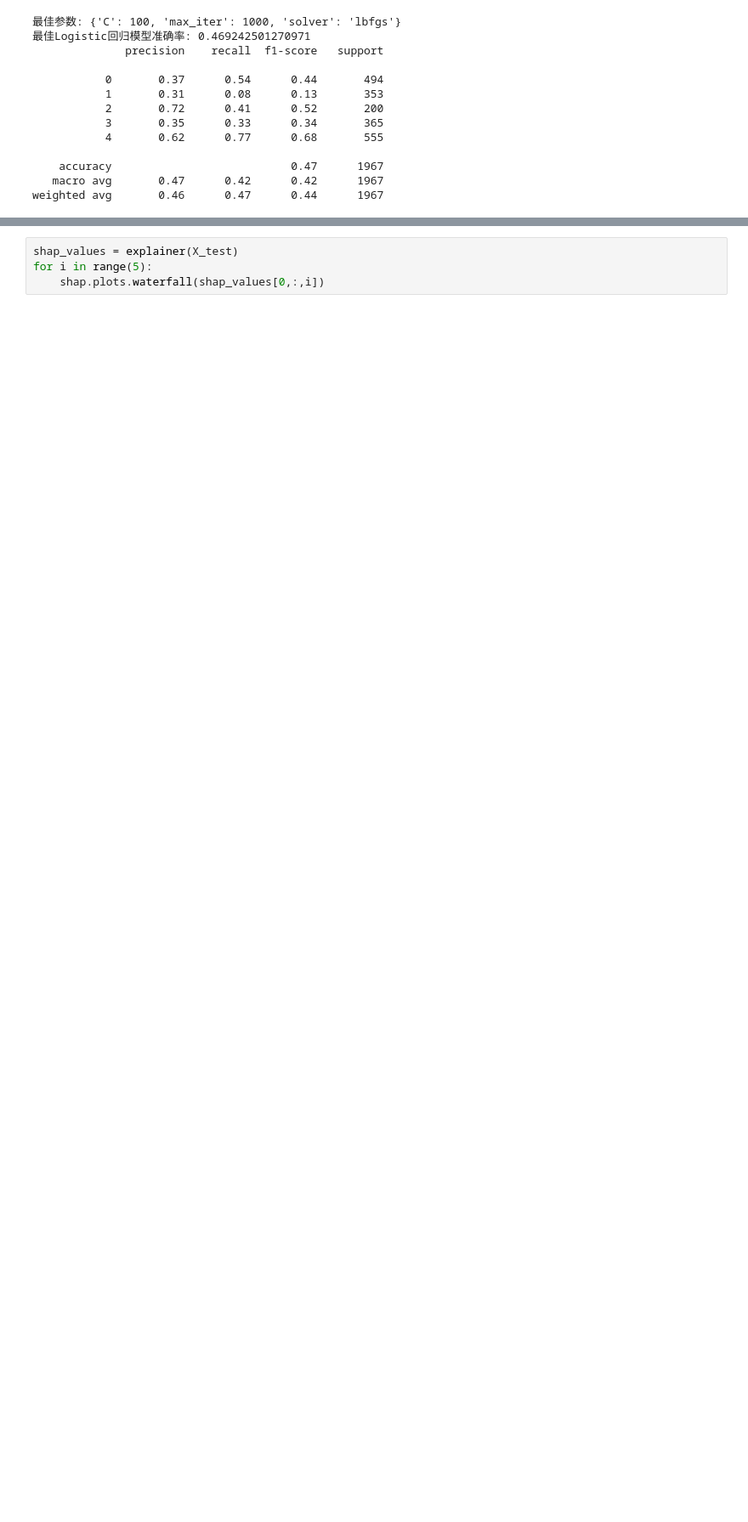
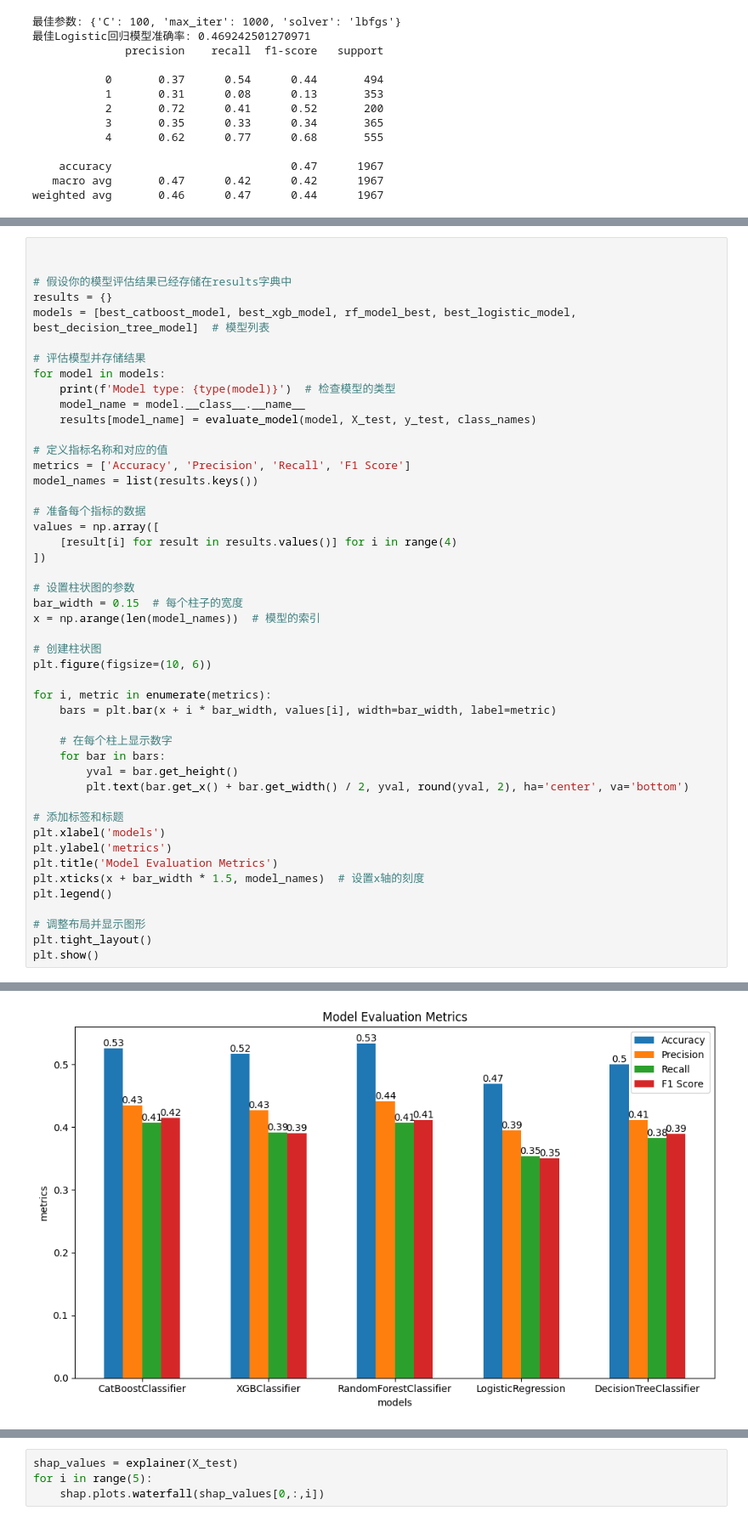
Before and after one commit to drowsysomnolent/Stock-prediction-XGBOOST-SHAP-streamlit, a Jupyter notebook: machine copy.ipynb, the cells around one changed output, grey strips where cells are left out. Shown at 85% size. Cells and saved outputs as stored; diff of their text form; blank space fills up the shorter version.

```diff
--- a/machine copy.ipynb
+++ b/machine copy.ipynb
@@ -609,0 +627,48 @@ plt.show()
+# %%
+
+
+# 假设你的模型评估结果已经存储在results字典中
+results = {}
+models = [best_catboost_model, best_xgb_model, rf_model_best, best_logistic_model, best_decision_tree_model]  # 模型列表
+
+# 评估模型并存储结果
+for model in models:
+    print(f'Model type: {type(model)}')  # 检查模型的类型
+    model_name = model.__class__.__name__
+    results[model_name] = evaluate_model(model, X_test, y_test, class_names)
+
+# 定义指标名称和对应的值
+metrics = ['Accuracy', 'Precision', 'Recall', 'F1 Score']
+model_names = list(results.keys())
+
+# 准备每个指标的数据
+values = np.array([
+    [result[i] for result in results.values()] for i in range(4)
+])
+
+# 设置柱状图的参数
+bar_width = 0.15  # 每个柱子的宽度
+x = np.arange(len(model_names))  # 模型的索引
+
+# 创建柱状图
+plt.figure(figsize=(10, 6))
+
+for i, metric in enumerate(metrics):
+    bars = plt.bar(x + i * bar_width, values[i], width=bar_width, label=metric)
+
+    # 在每个柱上显示数字
+    for bar in bars:
+        yval = bar.get_height()
+        plt.text(bar.get_x() + bar.get_width() / 2, yval, round(yval, 2), ha='center', va='bottom')
+
+# 添加标签和标题
+plt.xlabel('models')
+plt.ylabel('metrics')
+plt.title('Model Evaluation Metrics')
+plt.xticks(x + bar_width * 1.5, model_names)  # 设置x轴的刻度
+plt.legend()
+
+# 调整布局并显示图形
+plt.tight_layout()
+plt.show()
+# %% [output]
@@ -610 +680,2 @@ plt.show()
+[figure, added]
 # %%
```
Also changed, not shown: parts of 20 cells of this notebook, 5 other files.
